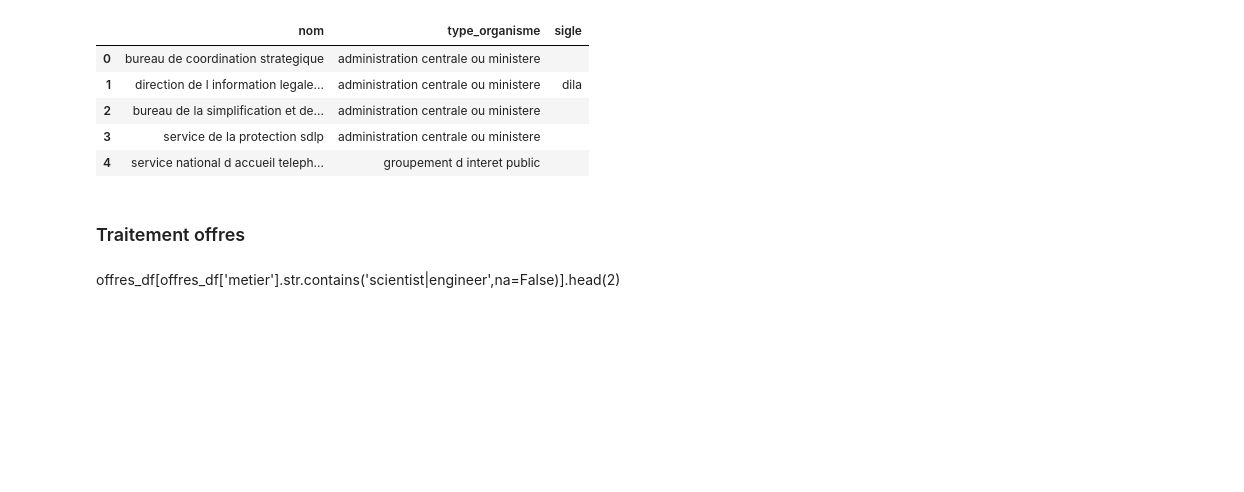
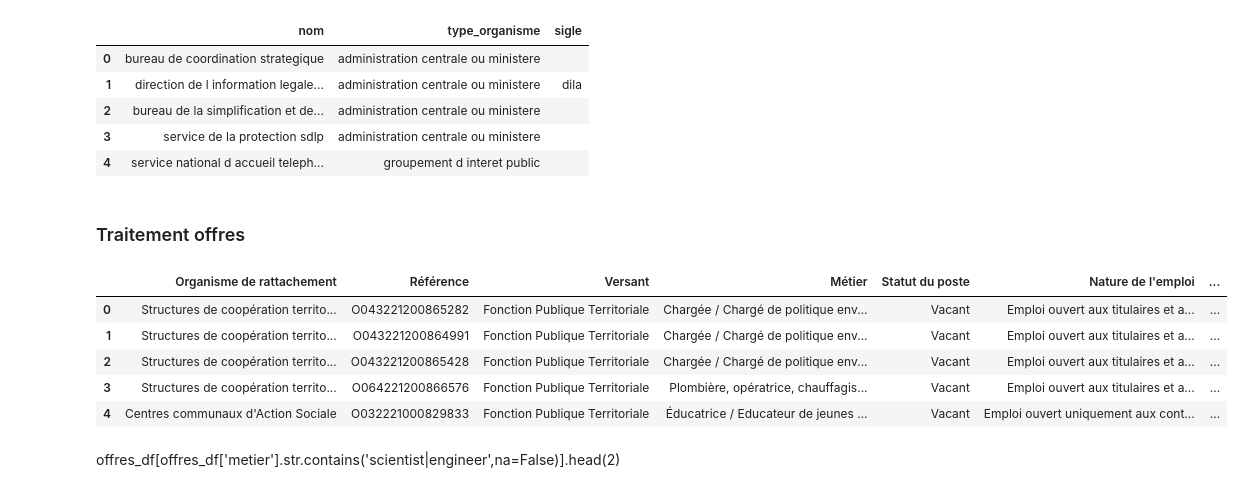
Before and after one commit to johnplt/ted, a Jupyter notebook: notebook/ted.ipynb, the cells around one changed output. Saved outputs shown, nothing was run; the diff lists cells and outputs as text; code cells hidden in the pictures; blank space fills up the shorter version.

```diff
--- a/notebook/ted.ipynb
+++ b/notebook/ted.ipynb
@@ -148,6 +154,15 @@ services_clean.head(5)
 ### Traitement offres
 # %%
 offres_df = pd.concat([offres_2023_df,offres_2022_df])
+# %%
+offres_df.head()
+# %% [output]
+|  | Organisme de rattachement | Référence | Versant | Métier | Statut du poste | Nature de l'emploi | ... |
+| 0 | Structures de coopération territo... | O043221200865282 | Fonction Publique Territoriale | Chargée / Chargé de politique env... | Vacant | Emploi ouvert aux titulaires et a... | ... |
+| 1 | Structures de coopération territo... | O043221200864991 | Fonction Publique Territoriale | Chargée / Chargé de politique env... | Vacant | Emploi ouvert aux titulaires et a... | ... |
+| 2 | Structures de coopération territo... | O043221200865428 | Fonction Publique Territoriale | Chargée / Chargé de politique env... | Vacant | Emploi ouvert aux titulaires et a... | ... |
+| 3 | Structures de coopération territo... | O064221200866576 | Fonction Publique Territoriale | Plombière, opératrice, chauffagis... | Vacant | Emploi ouvert aux titulaires et a... | ... |
+| 4 | Centres communaux d'Action Sociale | O032221000829833 | Fonction Publique Territoriale | Éducatrice / Educateur de jeunes ... | Vacant | Emploi ouvert uniquement aux cont... | ... |
 # %%
 offres_df.columns = offres_df.columns.map(remove_accent).map(remove_punctuation).map(tolower).map(lambda s: s.replace(' ', '_'))
 # %% [markdown]
```
Also changed, not shown: parts of 6 cells of this notebook.
